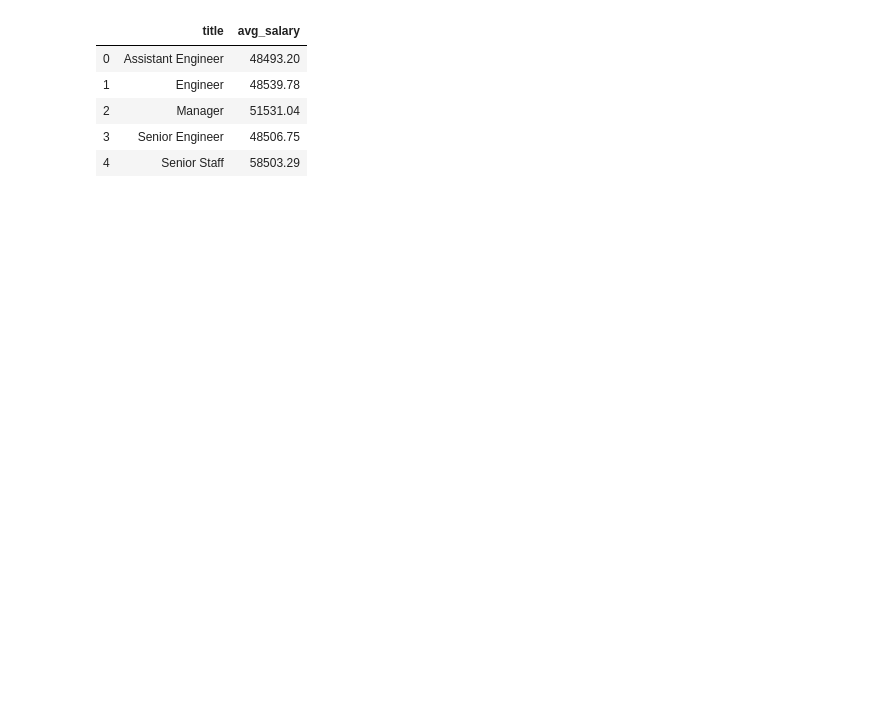
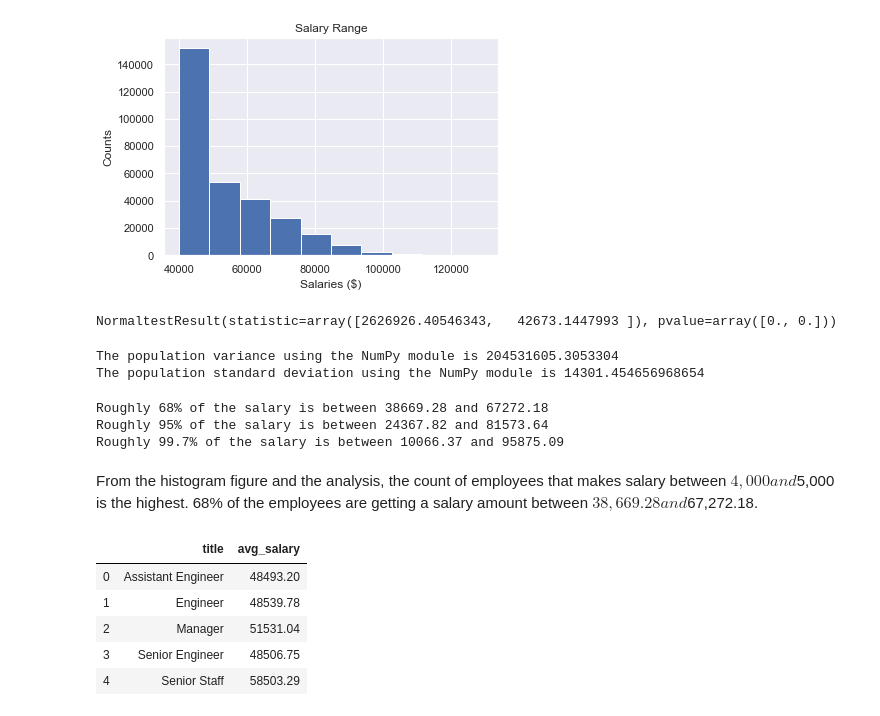
Before and after one commit to JinyDai/sql-challenge, a Jupyter notebook: EmployeeSQL/employee_bonus.ipynb, the cells around one changed output. Drawn from its saved outputs; the diff is of its cells as text; code cells hidden in the pictures; blank space fills up the shorter version.

```diff
--- a/EmployeeSQL/employee_bonus.ipynb
+++ b/EmployeeSQL/employee_bonus.ipynb
@@ -28,3 +51,40 @@ salaries.head()
+# %%
+#cresate a histogram to visualize the most common salary ranges for employees.
+plt.hist(salaries['salary'])
+plt.xlabel('Salaries ($)')
+plt.ylabel('Counts')
+plt.title('Salary Range')
+
+#save the figure
+plt.savefig("./image/common_salary_range.png")
+
+plt.show()
+
+print(sts.normaltest(salaries))
+# %% [output]
+[figure, added]
+NormaltestResult(statistic=array([2626926.40546343,   42673.1447993 ]), pvalue=array([0., 0.]))
+# %%
+# Demonstrate calculating the variance and standard deviation using the different modules
+var_numpy = np.var(salaries['salary'],ddof = 0)
+print(f"The population variance using the NumPy module is {var_numpy}")
+
+sd_numpy = np.std(salaries['salary'],ddof = 0)
+print(f"The population standard deviation using the NumPy module is {sd_numpy}")
+# %% [output]
+The population variance using the NumPy module is 204531605.3053304
+The population standard deviation using the NumPy module is 14301.454656968654
+# %%
+# Calculate the 68-95-99.7 rule using the standard deviation
+print(f"Roughly 68% of the salary is between {round(mean_numpy-sd_numpy,2)} and {round(mean_numpy+sd_numpy,2)}")
+print(f"Roughly 95% of the salary is between {round(mean_numpy-2*sd_numpy,2)} and {round(mean_numpy+2*sd_numpy,2)}")
+print(f"Roughly 99.7% of the salary is between {round(mean_numpy-3*sd_numpy,2)} and {round(mean_numpy+3*sd_numpy,2)}")
+# %% [output]
+Roughly 68% of the salary is between 38669.28 and 67272.18
+Roughly 95% of the salary is between 24367.82 and 81573.64
+Roughly 99.7% of the salary is between 10066.37 and 95875.09
+# %% [markdown]
+From the histogram figure and the analysis, the count of employees that makes salary between $4,000 and $5,000 is the highest. 68% of the employees are getting a salary amount between $38,669.28 and $67,272.18.
 # %%
 #create a joint table for salary by title by imiporting from SQL server and SQL code
 salary_title=pd.read_sql("SELECT t.title, round(AVG(s.salary), 2) AS avg_salary FROM titles As t \
```
Also changed, not shown: parts of 6 cells of this notebook, 2 other files.
